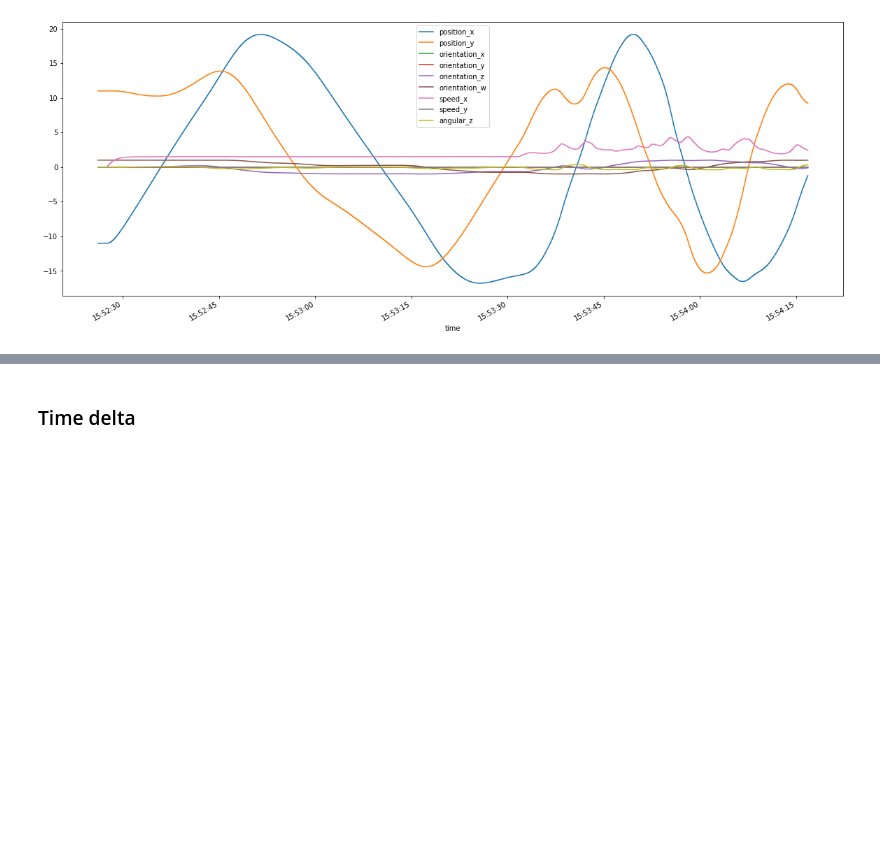
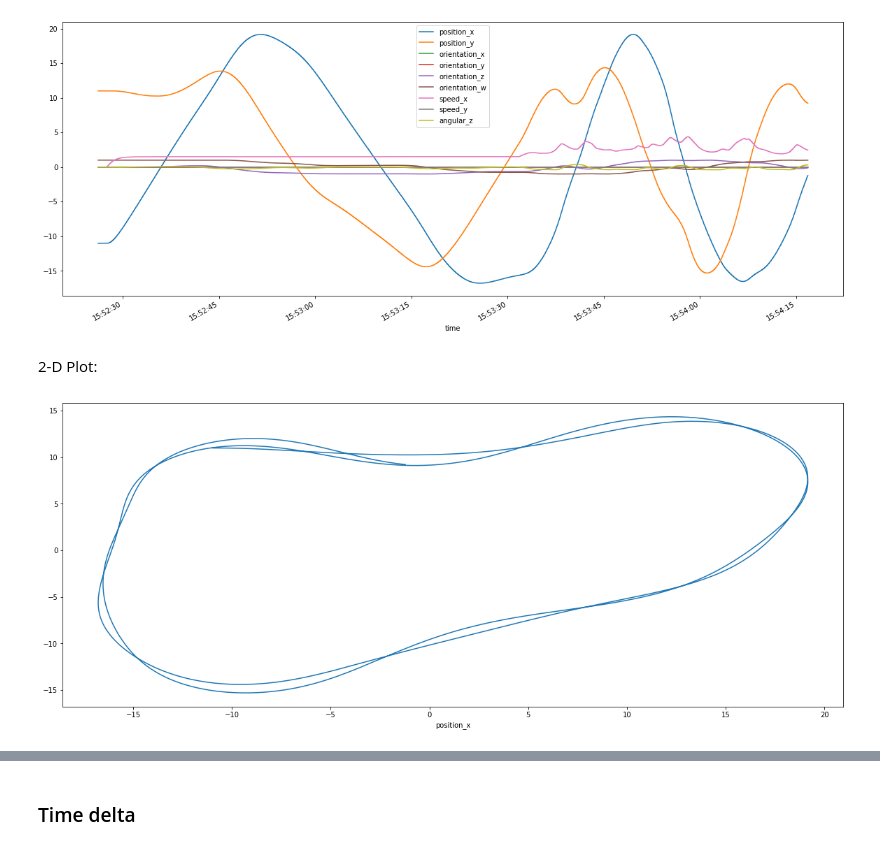
Before and after one commit to Davidelanz/localization-algorithm, a Jupyter notebook: work_description.ipynb, the cells around one changed output, grey strips where cells are left out. Saved outputs shown, nothing was run; the diff lists cells and outputs as text; code cells hidden in the pictures; blank space fills up the shorter version.

```diff
--- a/work_description.ipynb
+++ b/work_description.ipynb
@@ -108,3 +130,9 @@ ground_truth_df
 ground_truth_df.set_index("time").plot(figsize=(20,8));
 # %% [output]
 [figure]
+# %% [markdown]
+2-D Plot:
+# %%
+ground_truth_df.set_index("position_x")["position_y"].plot(figsize=(20,8));
+# %% [output]
+[figure, added]
```
Also changed, not shown: parts of 29 cells of this notebook, 4 other files.
